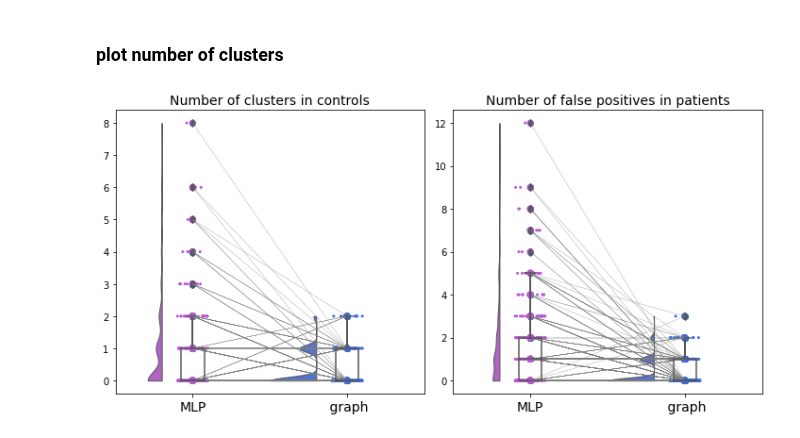
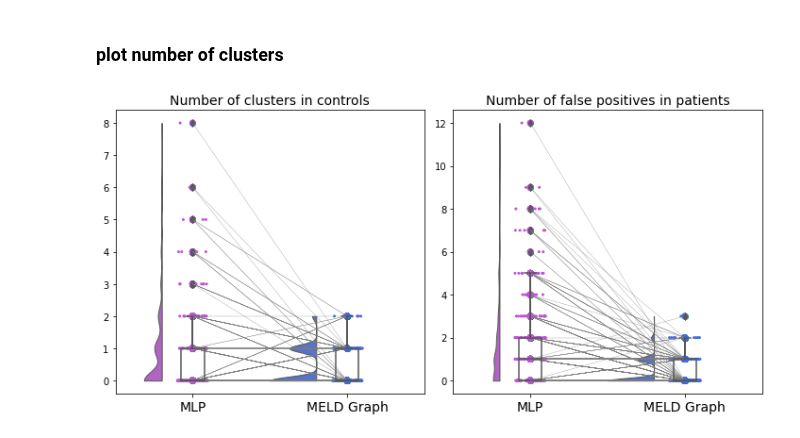
Before and after one commit to MELDProject/meld_graph, a Jupyter notebook: notebooks/plot_clusters_number.ipynb, the cells around one changed output. Saved outputs shown, nothing was run; the diff lists cells and outputs as text; code cells hidden in the pictures.

Commit message:
update notebooks for paper figures

```diff
--- a/notebooks/plot_clusters_number.ipynb
+++ b/notebooks/plot_clusters_number.ipynb
@@ -98,7 +101,7 @@ print(np.round(sensitivity,2),np.round(1-specificity,2),np.round(ppv,2))
 # %%
 
 experiment_dir = '/rds/project/kw350/rds-kw350-meld/experiments_graph/kw350'
-model = '23-10-30_FOPF_dcop'
+model = '23-10-30_LVHZ_dcp'
 
 df_model = pd.read_csv(os.path.join(experiment_dir,model,
                                           's_0','fold_all','results_best_model','test_results.csv'))
@@ -162,32 +165,32 @@ axs = []
 ort='v'
 pal={'per vertex':'mediumorchid', 'graph':'royalblue'}
 
 for i,group in enumerate([False,True]):
     axs.append(fig.add_subplot(gs1[i]))
     subdf=df[df['group']==group]
     subdf.reset_index(drop=True, inplace=True)
     if group == True:
         y_var = 'number FP clusters'
         ax_label = 'Number of false positives in patients'
     else:
         y_var = 'number FP clusters'
         ax_label = 'Number of clusters in controls'
     axs[i]=pt.RainCloud(x='model', y=y_var, palette = pal, data=subdf, bw= .2, cut=0,
                             scale="area", width_viol=.6, orient=ort, jitter = 0.1, dodge=False)
     # axs[i].set_title('group)
     axs[i].set_title(ax_label, fontsize='14')
     locs, labels = plt.xticks()  # Get the current locations and labels.
-    axs[i].set_xticks(locs, labels=['MLP',' graph'], fontsize='14')
+    axs[i].set_xticks(locs, labels=['MLP','MELD Graph'], fontsize='14')
     axs[i].set_xlabel("")
     axs[i].set_ylabel("")
     #plot connections
     connects=get_connection(subdf)
     x=subdf['model'].to_numpy()
     y=subdf['number FP clusters'].to_numpy()
     axs[i].scatter(x, y, marker='o')
     axs[i].set_xlim([-0.5,1.5])
     for connect in connects:
         connectpoints(x,y,connect[0],connect[1], colors = [pal['per vertex'],pal['graph']])
     plt.tight_layout()
 # %% [output]
-[figure, old version]
+[figure, new version]
```
Also changed, not shown: parts of 3 cells of this notebook, 2 other files.
